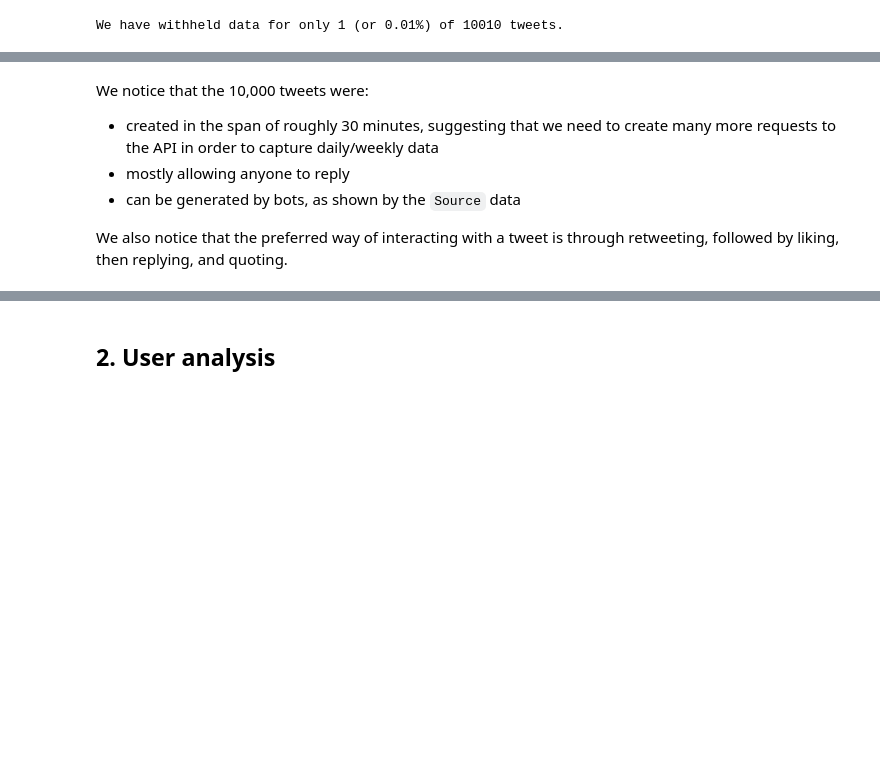
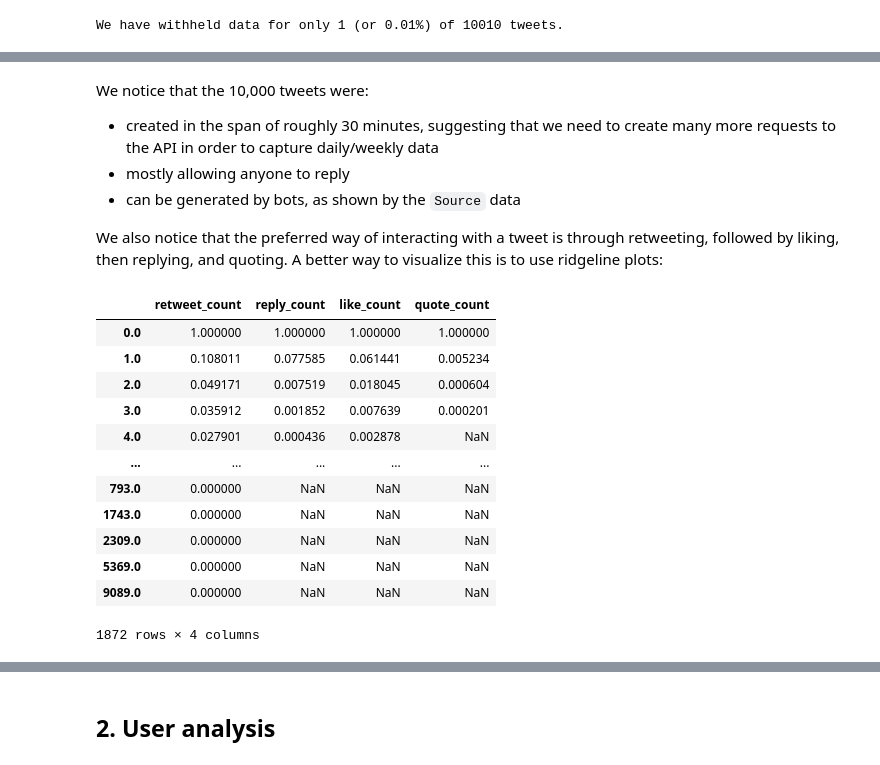
Before and after one commit to sabinagio/what-s-the-matter, a Jupyter notebook: tweets_and_user_data_EDA.ipynb, the cells around one changed output, grey strips where cells are left out. Cells and saved outputs as stored; diff of their text form; code cells hidden in the pictures; blank space fills up the shorter version.

```diff
--- a/tweets_and_user_data_EDA.ipynb
+++ b/tweets_and_user_data_EDA.ipynb
@@ -88,4 +93,34 @@ We notice that the 10,000 tweets were:
 - mostly allowing anyone to reply
 - can be generated by bots, as shown by the `Source` data
 
-We also notice that the preferred way of interacting with a tweet is through retweeting, followed by liking, then replying, and quoting.
+We also notice that the preferred way of interacting with a tweet is through retweeting, followed by liking, then replying, and quoting. A better way to visualize this is to use ridgeline plots:
+# %%
+to_plot = ["retweet_count", "reply_count", "like_count", "quote_count"]
+metrics_df = tweets[to_plot]
+
+# Extract the min-max values across the dataframe
+x_min = metrics_df.min().min()
+x_max = metrics_df.max().max()
+
+# Create dataframe with the counts
+metrics_count = pd.DataFrame()
+for metric in to_plot:
+  metrics_count[metric] = tweets[metric].value_counts()
+  # Min-max normalize the data for plotting
+  metrics_count[metric] = (metrics_count[metric] - metrics_count[metric].min()) / (metrics_count[metric].max() - metrics_count[metric].min())
+# %%
+metrics_count
+# %% [output]
+|  | retweet_count | reply_count | like_count | quote_count |
+| 0.0 | 1.000000 | 1.000000 | 1.000000 | 1.000000 |
+| 1.0 | 0.108011 | 0.077585 | 0.061441 | 0.005234 |
+| 2.0 | 0.049171 | 0.007519 | 0.018045 | 0.000604 |
+| 3.0 | 0.035912 | 0.001852 | 0.007639 | 0.000201 |
+| 4.0 | 0.027901 | 0.000436 | 0.002878 | NaN |
+| ... | ... | ... | ... | ... |
+| 793.0 | 0.000000 | NaN | NaN | NaN |
+| 1743.0 | 0.000000 | NaN | NaN | NaN |
+| 2309.0 | 0.000000 | NaN | NaN | NaN |
+| 5369.0 | 0.000000 | NaN | NaN | NaN |
+| 9089.0 | 0.000000 | NaN | NaN | NaN |
+1872 rows × 4 columns
```
Also changed, not shown: parts of 8 cells of this notebook.
